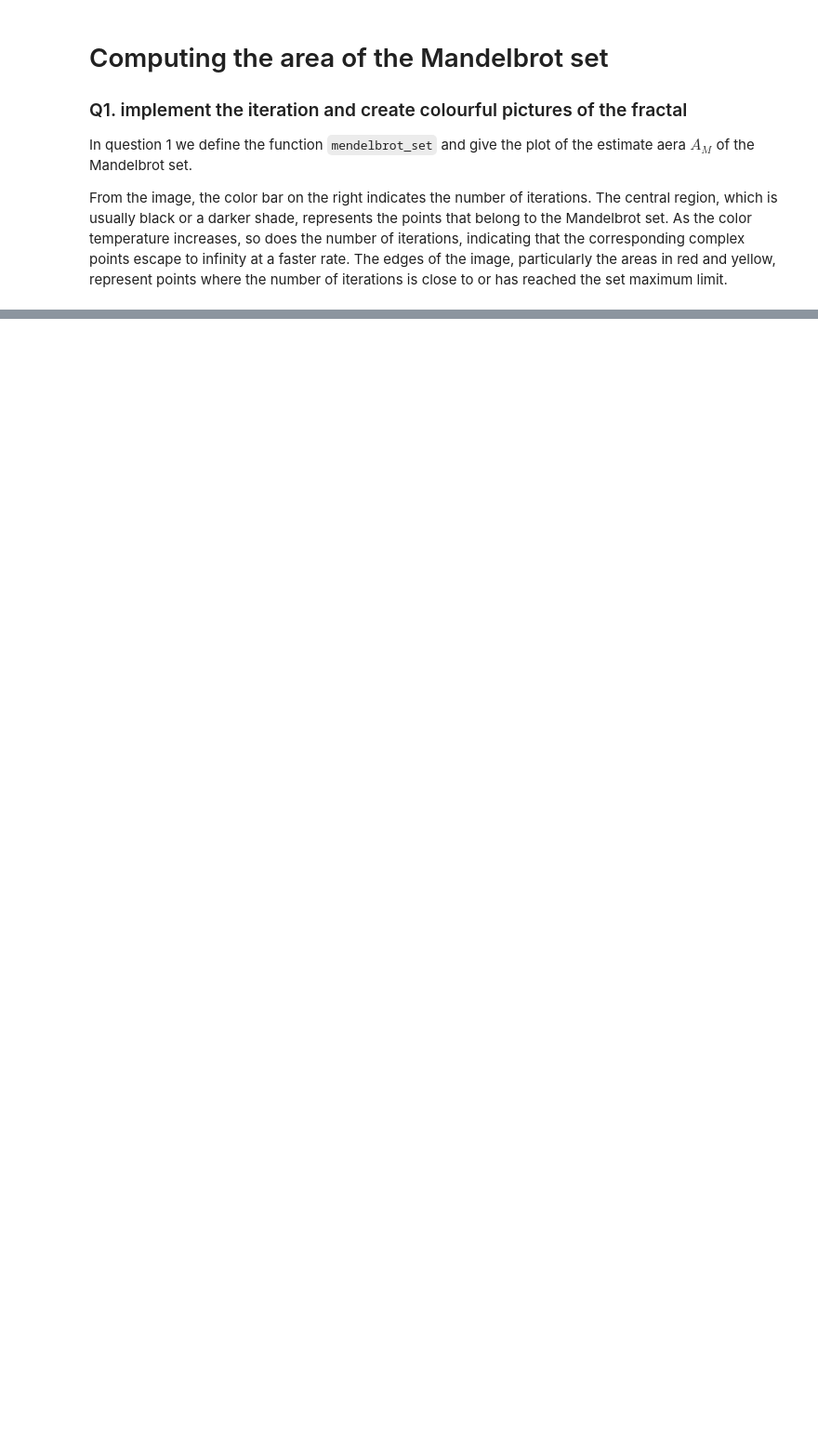
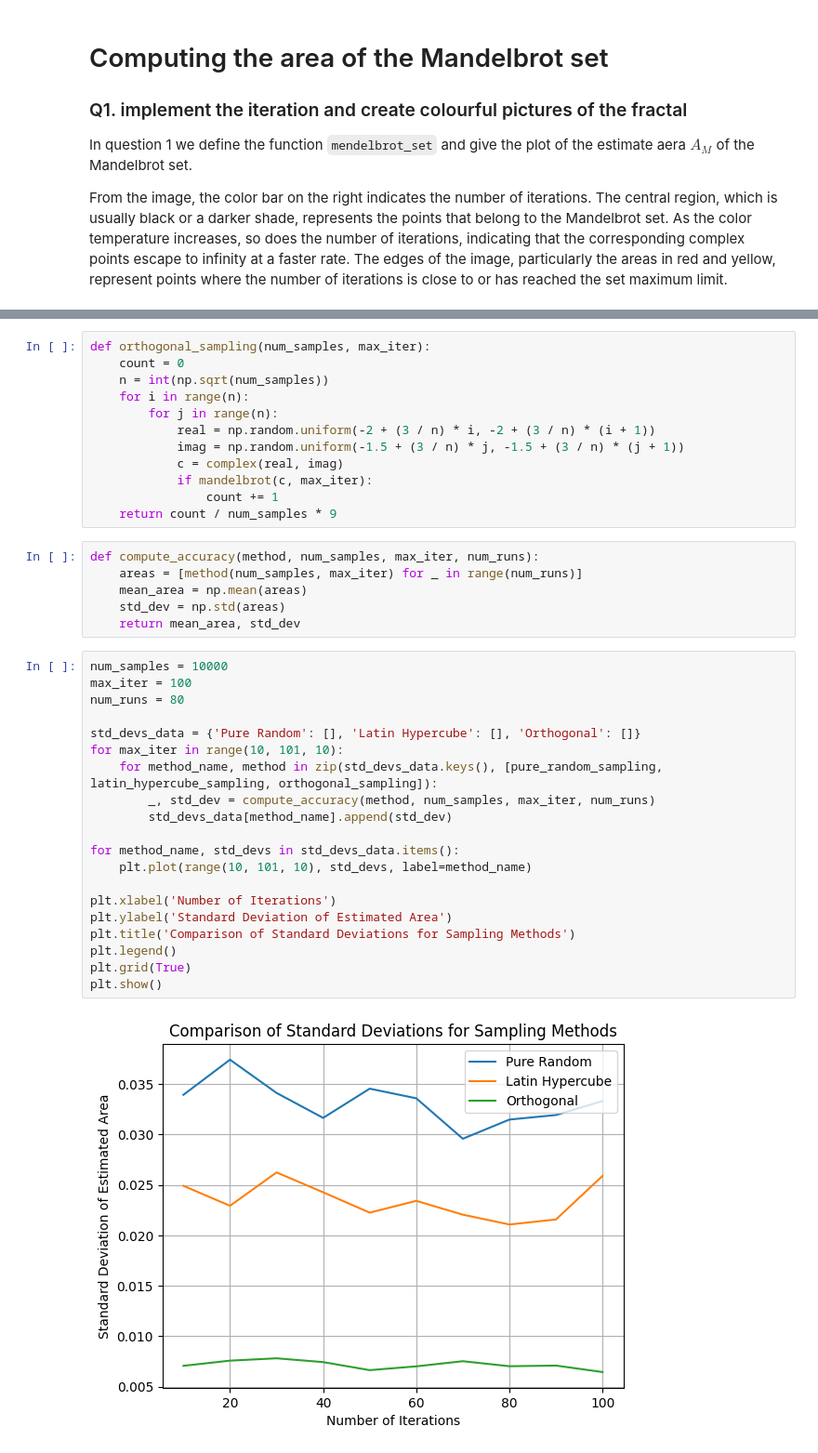
Before and after one commit to jazminli/SS-assignment1, a Jupyter notebook: q1.ipynb, the cells around one changed output, grey strips where cells are left out. Shown at 93% size. Drawn from its saved outputs; the diff is of its cells as text; blank space fills up the shorter version.

```diff
--- a/q1.ipynb
+++ b/q1.ipynb
@@ -189,0 +252,40 @@ plt.show()
+# %%
+def orthogonal_sampling(num_samples, max_iter):
+    count = 0
+    n = int(np.sqrt(num_samples))
+    for i in range(n):
+        for j in range(n):
+            real = np.random.uniform(-2 + (3 / n) * i, -2 + (3 / n) * (i + 1))
+            imag = np.random.uniform(-1.5 + (3 / n) * j, -1.5 + (3 / n) * (j + 1))
+            c = complex(real, imag)
+            if mandelbrot(c, max_iter):
+                count += 1
+    return count / num_samples * 9
+# %%
+def compute_accuracy(method, num_samples, max_iter, num_runs):
+    areas = [method(num_samples, max_iter) for _ in range(num_runs)]
+    mean_area = np.mean(areas)
+    std_dev = np.std(areas)
+    return mean_area, std_dev
+# %%
+num_samples = 10000
+max_iter = 100
+num_runs = 80
+
+std_devs_data = {'Pure Random': [], 'Latin Hypercube': [], 'Orthogonal': []}
+for max_iter in range(10, 101, 10):
+    for method_name, method in zip(std_devs_data.keys(), [pure_random_sampling, latin_hypercube_sampling, orthogonal_sampling]):
+        _, std_dev = compute_accuracy(method, num_samples, max_iter, num_runs)
+        std_devs_data[method_name].append(std_dev)
+
+for method_name, std_devs in std_devs_data.items():
+    plt.plot(range(10, 101, 10), std_devs, label=method_name)
+
+plt.xlabel('Number of Iterations')
+plt.ylabel('Standard Deviation of Estimated Area')
+plt.title('Comparison of Standard Deviations for Sampling Methods')
+plt.legend()
+plt.grid(True)
+plt.show()
+# %% [output]
+[figure, added]
```
Also changed, not shown: parts of 8 cells of this notebook.
